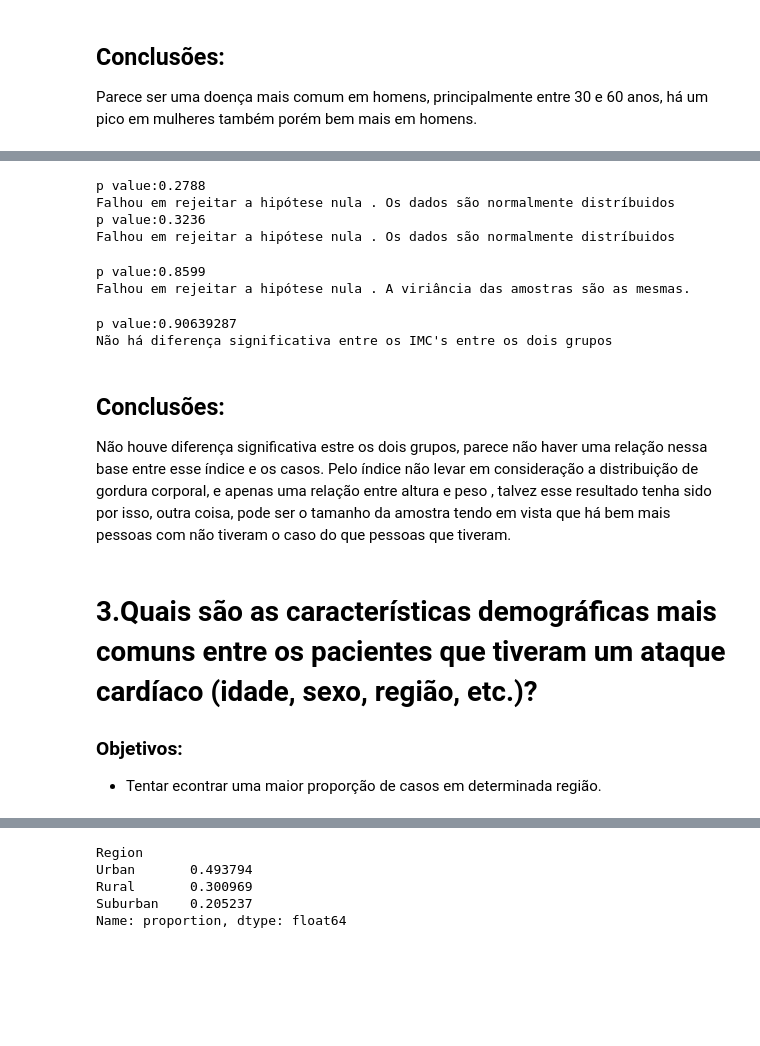
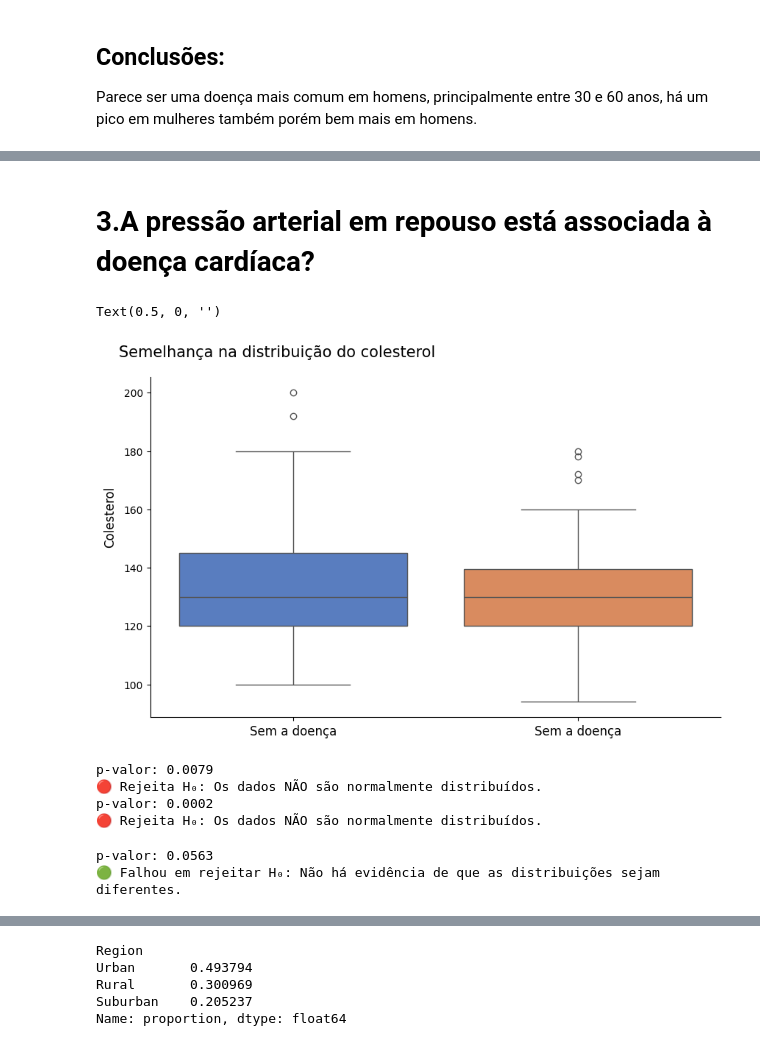
Before and after one commit to Gui-Leao/Heart-Attack-Prediction, a Jupyter notebook: EDA.ipynb, the cells around one changed output, grey strips where cells are left out. Drawn from its saved outputs; the diff is of its cells as text; code cells hidden in the pictures; blank space fills up the shorter version.

```diff
--- a/EDA.ipynb
+++ b/EDA.ipynb
@@ -597,0 +582,15 @@ def check_normality(data):
+# %% [markdown]
+# 3.A pressão arterial em repouso está associada à doença cardíaca?
+# %%
+plt.figure(figsize=(10, 6))
+ax = sns.boxplot(x='target',y='trestbps',data=df_train, hue='target' )
+sns.despine(top=True)
+ax.legend().set_visible(False)
+ax.set_title('Semelhança na distribuição do colesterol', fontsize= 15,horizontalalignment='right',pad = 20)
+ax.set_xticks(range(2),['Sem a doença','Sem a doença'])
+ax.set_xticklabels(ax.get_xticklabels(), fontsize=12)
+ax.set_ylabel('Colesterol',fontsize=12, verticalalignment='top', horizontalalignment='left',labelpad= 20)
+ax.set_xlabel("")
+# %% [output]
+Text(0.5, 0, '')
+[figure, added]
@@ -598,8 +628,8 @@ def check_normality(data):
 # %%
-check_normality(df_bmi_heart_atck.to_list())
-check_normality(df_bmi_not_heart_atck.to_list())
+check_normality(df_trestbps_disease.to_list())
+check_normality(df_trestbps_not_disease.to_list())
 # %% [output]
-p value:0.2788
-Falhou em rejeitar a hipótese nula . Os dados são normalmente distríbuidos
-p value:0.3236
-Falhou em rejeitar a hipótese nula . Os dados são normalmente distríbuidos
+p-valor: 0.0079
+🔴 Rejeita H₀: Os dados NÃO são normalmente distribuídos.
+p-valor: 0.0002
+🔴 Rejeita H₀: Os dados NÃO são normalmente distribuídos.
@@ -614,23 +636,5 @@ def check_variance_homogeneity(group1, group2):
-# %%
-check_variance_homogeneity(df_bmi_heart_atck.to_list(),df_bmi_not_heart_atck.to_list())
-# %% [output]
-p value:0.8599
-Falhou em rejeitar a hipótese nula . A viriância das amostras são as mesmas.
-# %%
-ttest,p_value = stats.ttest_ind(df_bmi_heart_atck.to_list(),df_bmi_not_heart_atck.to_list())
-print("p value:%.8f" % p_value)
-if p_value <0.05:
-    print("Há diferença significativa entre os IMCs dos dois grupos.")
-else:
-    print("Não há diferença significativa entre os IMC's entre os dois grupos")
-# %% [output]
-p value:0.90639287
-Não há diferença significativa entre os IMC's entre os dois grupos
-# %% [markdown]
-## Conclusões:
-Não houve diferença significativa estre os dois grupos, parece não haver uma relação nessa base entre esse índice e os casos. Pelo índice não levar em consideração a distribuição de gordura corporal, e apenas uma relação entre altura e peso , talvez esse resultado tenha sido por isso, outra coisa, pode ser o tamanho da amostra tendo em vista que há bem mais pessoas com não tiveram o caso do que pessoas que tiveram.
-# %% [markdown]
-# 3.Quais são as características demográficas mais comuns entre os pacientes que tiveram um ataque cardíaco (idade, sexo, região, etc.)?
-
-### Objetivos:
-- Tentar econtrar uma maior proporção de casos em determinada região.
+# %%
+check_mann_whitney(df_trestbps_disease.to_list(),df_trestbps_not_disease.to_list())
+# %% [output]
+p-valor: 0.0563
+🟢 Falhou em rejeitar H₀: Não há evidência de que as distribuições sejam diferentes.
```
Also changed, not shown: parts of 16 cells of this notebook.
